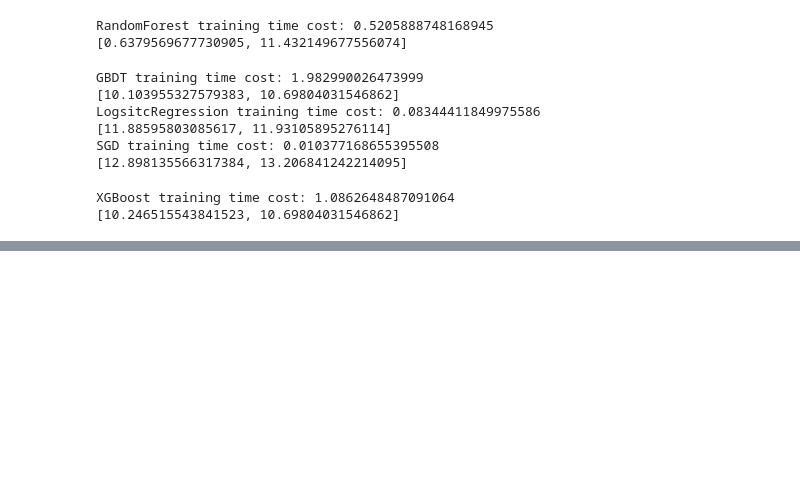
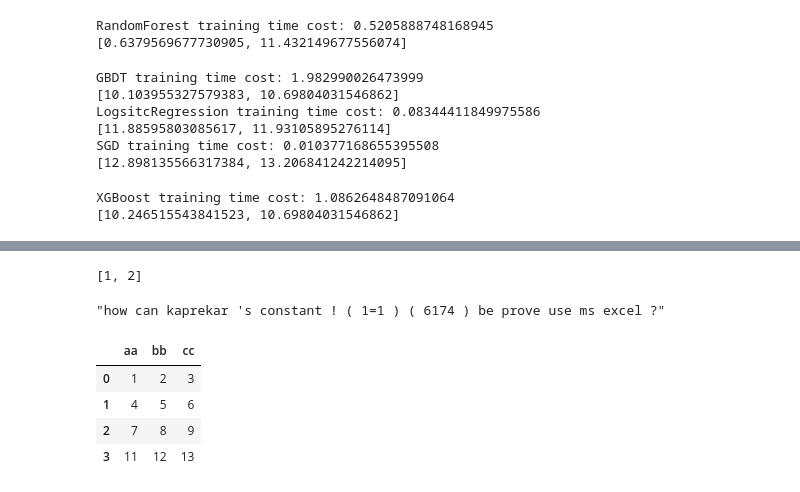
Before and after one commit to Luminosite/ud_quora, a Jupyter notebook: data_check_5.ipynb, the cells around one changed output, grey strips where cells are left out. Cells and saved outputs as stored; diff of their text form; code cells hidden in the pictures; blank space fills up the shorter version.

```diff
--- a/data_check_5.ipynb
+++ b/data_check_5.ipynb
@@ -354,0 +415,38 @@ lightGBM training time cost: 3.113046884536743
+# %%
+[x for x in range(1,3)]
+# %% [output]
+[1, 2]
+# %%
+c = "How can Kaprekar's constant !(1=1) (6174) be proved using MS Excel?"
+def lemmatize_all(sentence):
+    sentence = sentence.lower()
+    wnl = nltk.WordNetLemmatizer()
+    for word, tag in nltk.pos_tag(nltk.word_tokenize(sentence)):
+        if tag.startswith('NN'):
+            yield wnl.lemmatize(word, pos='n')
+        elif tag.startswith('VB'):
+            yield wnl.lemmatize(word, pos='v')
+        elif tag.startswith('JJ'):
+            yield wnl.lemmatize(word, pos='a')
+        elif tag.startswith('R'):
+            yield wnl.lemmatize(word, pos='r')
+        else:
+            yield word
+
+' '.join(lemmatize_all(c))
+# %% [output]
+"how can kaprekar 's constant ! ( 1=1 ) ( 6174 ) be prove use ms excel ?"
+# %%
+df = pd.DataFrame(np.array([
+    [1,2,3],
+    [4,5,6],
+    [7,8,9],
+    [11,12,13]
+]), columns=['aa', 'bb', 'cc'])
+df
+# %% [output]
+|  | aa | bb | cc |
+| 0 | 1 | 2 | 3 |
+| 1 | 4 | 5 | 6 |
+| 2 | 7 | 8 | 9 |
+| 3 | 11 | 12 | 13 |
```
Also changed, not shown: parts of 10 cells of this notebook, 4 other files.
